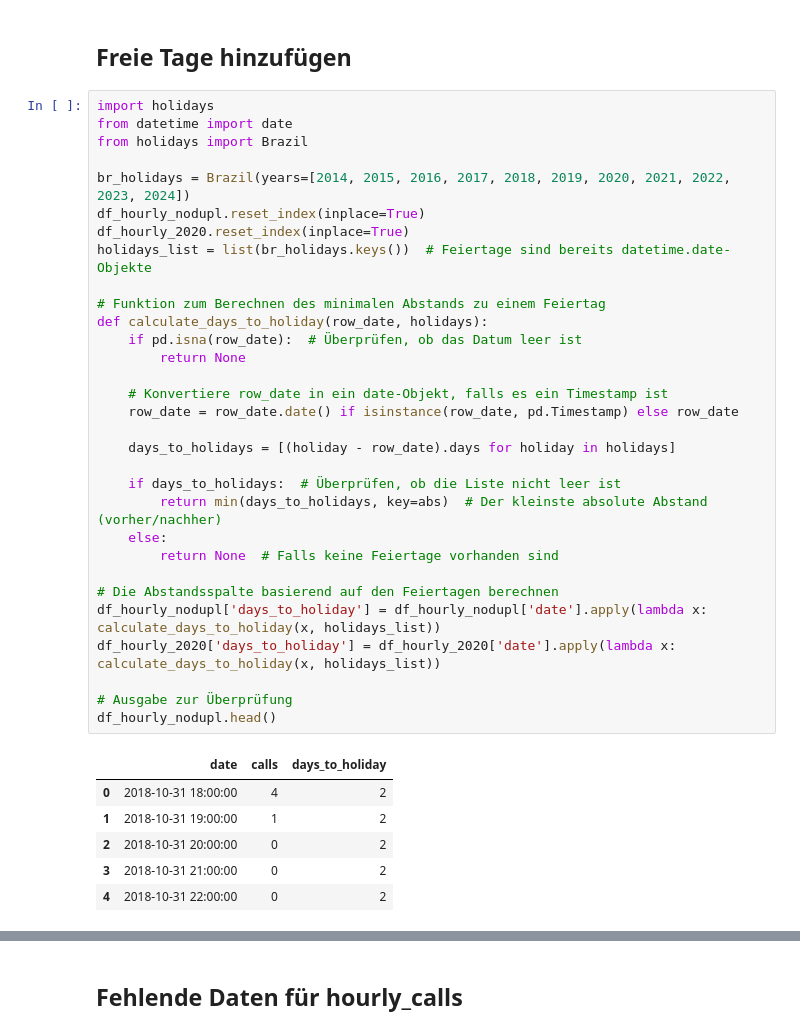
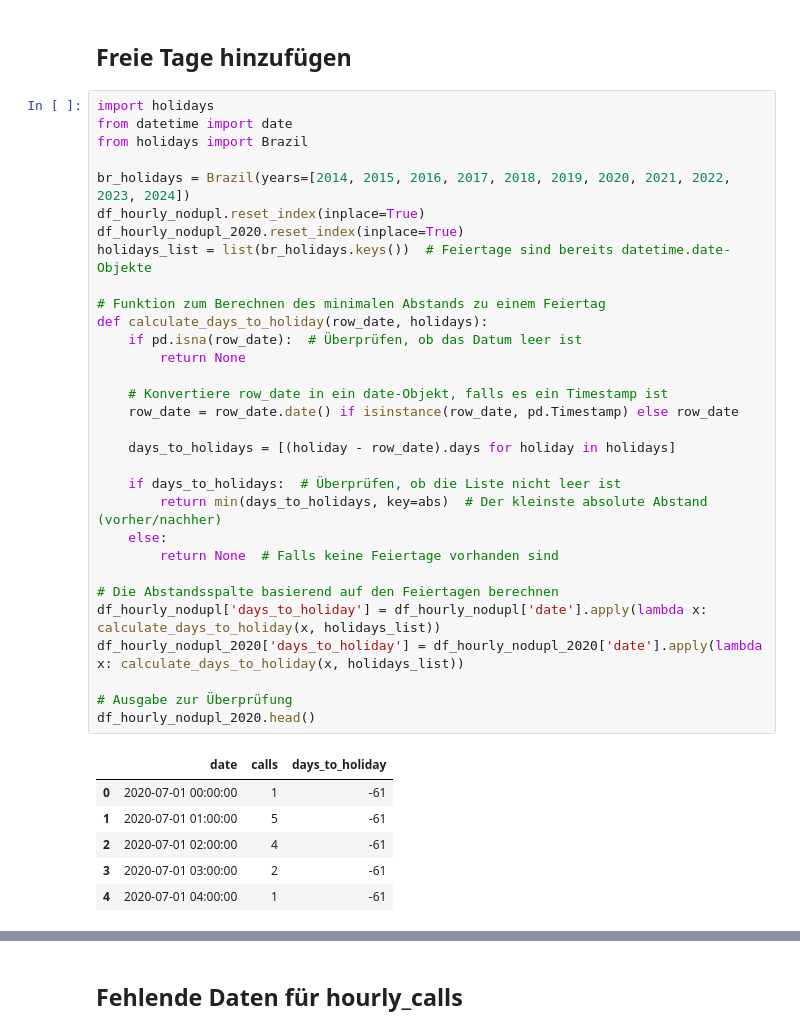
Before and after one commit to ChiaraVM/HotlineDemandPrediction_Ligue180, a Jupyter notebook: 00Data_preparation_time.ipynb, the cells around one changed output, grey strips where cells are left out. Drawn from its saved outputs; the diff is of its cells as text.

```diff
--- a/00Data_preparation_time.ipynb
+++ b/00Data_preparation_time.ipynb
@@ -463,41 +463,41 @@ print(df_daily_nodupl.shape)
 # %%
 import holidays
 from datetime import date
 from holidays import Brazil
 
 br_holidays = Brazil(years=[2014, 2015, 2016, 2017, 2018, 2019, 2020, 2021, 2022, 2023, 2024])
 df_hourly_nodupl.reset_index(inplace=True)
-df_hourly_2020.reset_index(inplace=True)
+df_hourly_nodupl_2020.reset_index(inplace=True)
 holidays_list = list(br_holidays.keys())  # Feiertage sind bereits datetime.date-Objekte
 
 # Funktion zum Berechnen des minimalen Abstands zu einem Feiertag
 def calculate_days_to_holiday(row_date, holidays):
     if pd.isna(row_date):  # Überprüfen, ob das Datum leer ist
         return None
 
     # Konvertiere row_date in ein date-Objekt, falls es ein Timestamp ist
     row_date = row_date.date() if isinstance(row_date, pd.Timestamp) else row_date
 
     days_to_holidays = [(holiday - row_date).days for holiday in holidays]
 
     if days_to_holidays:  # Überprüfen, ob die Liste nicht leer ist
         return min(days_to_holidays, key=abs)  # Der kleinste absolute Abstand (vorher/nachher)
     else:
         return None  # Falls keine Feiertage vorhanden sind
 
 # Die Abstandsspalte basierend auf den Feiertagen berechnen
 df_hourly_nodupl['days_to_holiday'] = df_hourly_nodupl['date'].apply(lambda x: calculate_days_to_holiday(x, holidays_list))
-df_hourly_2020['days_to_holiday'] = df_hourly_2020['date'].apply(lambda x: calculate_days_to_holiday(x, holidays_list))
+df_hourly_nodupl_2020['days_to_holiday'] = df_hourly_nodupl_2020['date'].apply(lambda x: calculate_days_to_holiday(x, holidays_list))
 
 # Ausgabe zur Überprüfung
-df_hourly_nodupl.head()
+df_hourly_nodupl_2020.head()
 # %% [output]
 |  | date | calls | days_to_holiday |
-| 0 | 2018-10-31 18:00:00 | 4 | 2 |
-| 1 | 2018-10-31 19:00:00 | 1 | 2 |
-| 2 | 2018-10-31 20:00:00 | 0 | 2 |
-| 3 | 2018-10-31 21:00:00 | 0 | 2 |
-| 4 | 2018-10-31 22:00:00 | 0 | 2 |
+| 0 | 2020-07-01 00:00:00 | 1 | -61 |
+| 1 | 2020-07-01 01:00:00 | 5 | -61 |
+| 2 | 2020-07-01 02:00:00 | 4 | -61 |
+| 3 | 2020-07-01 03:00:00 | 2 | -61 |
+| 4 | 2020-07-01 04:00:00 | 1 | -61 |
 # %%
 # Feiertagsabstand für df_daily
 df_daily_nodupl = df_daily_nodupl.reset_index()
```
Also changed, not shown: parts of 5 cells of this notebook, 12 other files.
